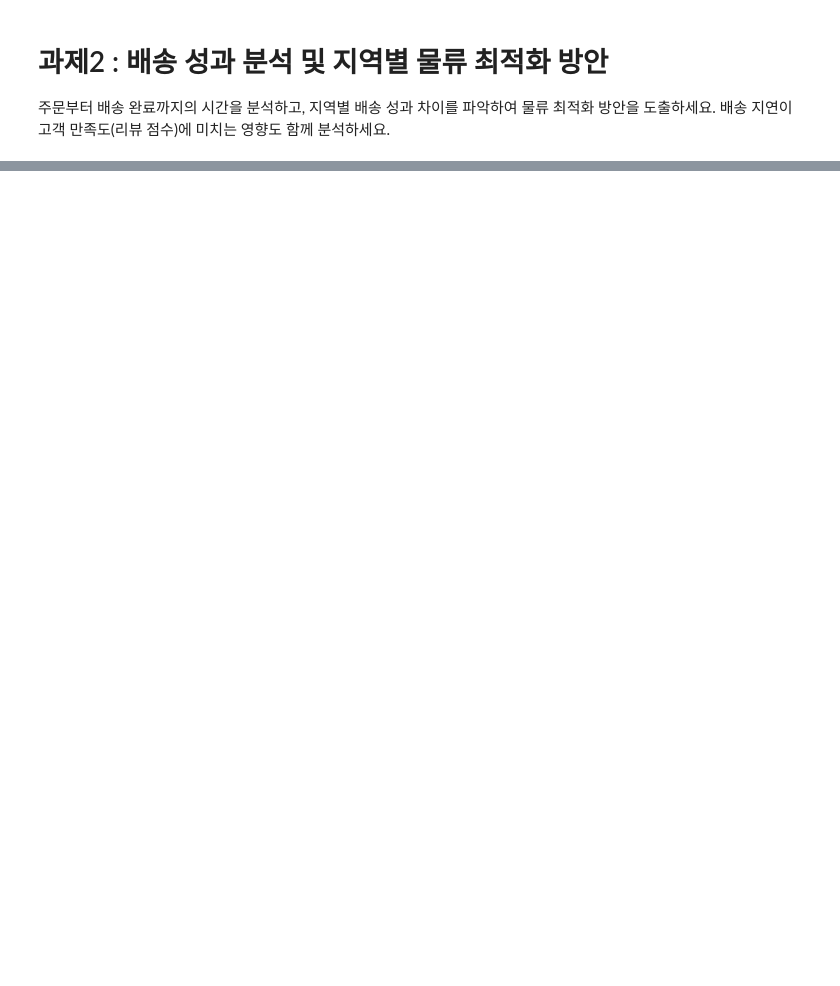
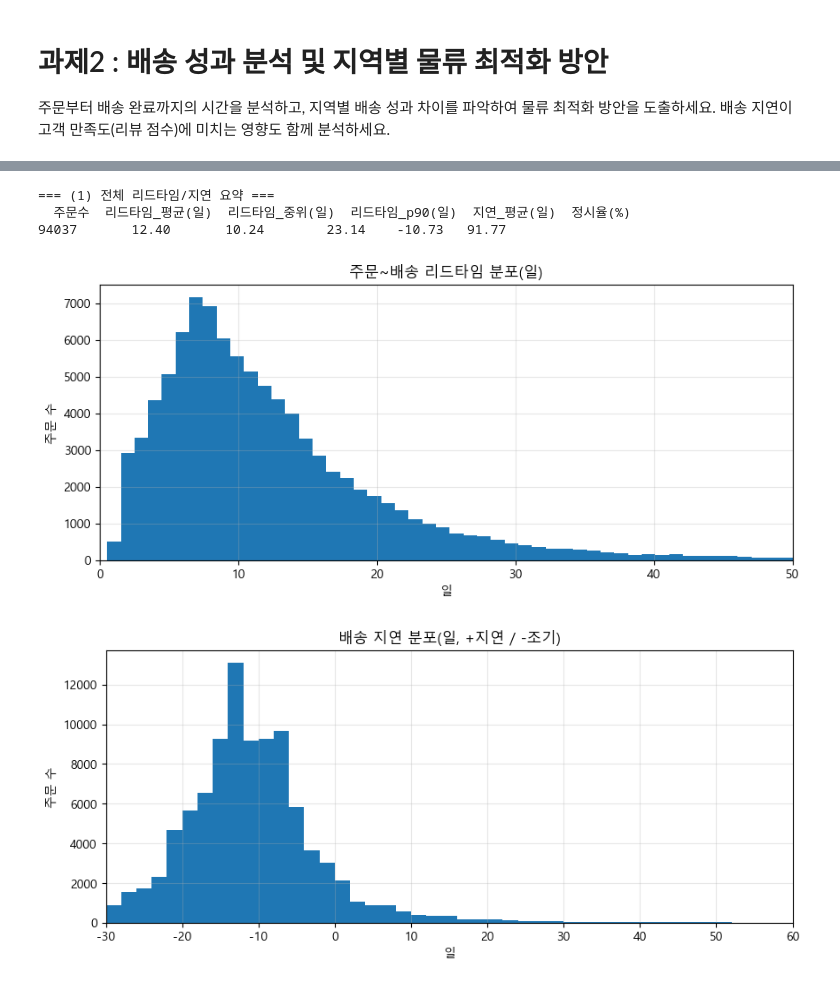
Before and after one commit to im-louise/pj-data-analysis, a Jupyter notebook: p2_ship.ipynb, the cells around one changed output, grey strips where cells are left out. Cells and saved outputs as stored; diff of their text form; code cells hidden in the pictures; blank space fills up the shorter version.

```diff
--- a/p2_ship.ipynb
+++ b/p2_ship.ipynb
@@ -121 +137,54 @@ plt.grid(alpha=0.3); plt.show()
+# %%
+# 1) 주문~배송 리드타임 & 지연
+# --------------------------
+
+# 구간별 소요시간(일)
+ship['t_purchase_to_approved'] = (ship['order_approved_at'] - ship['order_purchase_timestamp']).dt.total_seconds()/86400
+ship['t_approved_to_carrier']  = (ship['order_delivered_carrier_date'] - ship['order_approved_at']).dt.total_seconds()/86400
+ship['t_carrier_to_customer']  = (ship['order_delivered_customer_date'] - ship['order_delivered_carrier_date']).dt.total_seconds()/86400
+ship['t_purchase_to_estimated']= (ship['order_estimated_delivery_date'] - ship['order_purchase_timestamp']).dt.total_seconds()/86400
+
+# 분석 안정화용 winsorize (1~99%)
+ship['t_purchase_to_delivered_w'] = winsorize(ship['t_purchase_to_delivered'], 0.01, 0.99)
+ship['delay_days_w'] = winsorize(ship['delay_days'], 0.01, 0.99)
+
+def pct(s, q):
+    return np.nanpercentile(s, q)
+
+summary_overall = pd.DataFrame({
+    '주문수':[ship['order_id'].nunique()],
+    '리드타임_평균(일)':[ship['t_purchase_to_delivered_w'].mean()],
+    '리드타임_중위(일)':[ship['t_purchase_to_delivered_w'].median()],
+    '리드타임_p90(일)':[pct(ship['t_purchase_to_delivered_w'],90)],
+    '지연_평균(일)':[ship['delay_days_w'].mean()],
+    '정시율(%)':[(ship['delay_days']<=0).mean()*100]
+}).round(2)
+
+print("\n=== (1) 전체 리드타임/지연 요약 ===")
+print(summary_overall.to_string(index=False))
+
+# 분포 시각화
+plt.figure(figsize=(10,4))
+vals = ship['t_purchase_to_delivered'].dropna()
+vals = vals[(vals >= 0) & (vals < 50)]
+plt.hist(vals, bins=50, color='tab:blue')
+plt.title("주문~배송 리드타임 분포(일)")
+plt.xlabel("일"); plt.ylabel("주문 수")
+plt.xlim(0, 50); plt.grid(alpha=0.3); plt.show()
+
+plt.figure(figsize=(10,4))
+dvals = ship['delay_days'].dropna()
+dvals = dvals[(dvals >= -30) & (dvals <= 60)]
+bins = np.arange(-30, 61, 2)
+plt.hist(dvals, bins=bins, label='지연일수')
+plt.title("배송 지연 분포(일, +지연 / -조기)")
+plt.xlabel("일"); plt.ylabel("주문 수")
+plt.xlim(-30, 60); plt.grid(alpha=0.3)
+plt.show()
+# %% [output]
+=== (1) 전체 리드타임/지연 요약 ===
+  주문수  리드타임_평균(일)  리드타임_중위(일)  리드타임_p90(일)  지연_평균(일)  정시율(%)
+94037       12.40       10.24        23.14    -10.73   91.77
+[figure, added]
+[figure, added]
 # %%
```
Also changed, not shown: parts of 6 cells of this notebook, 6 other files.
